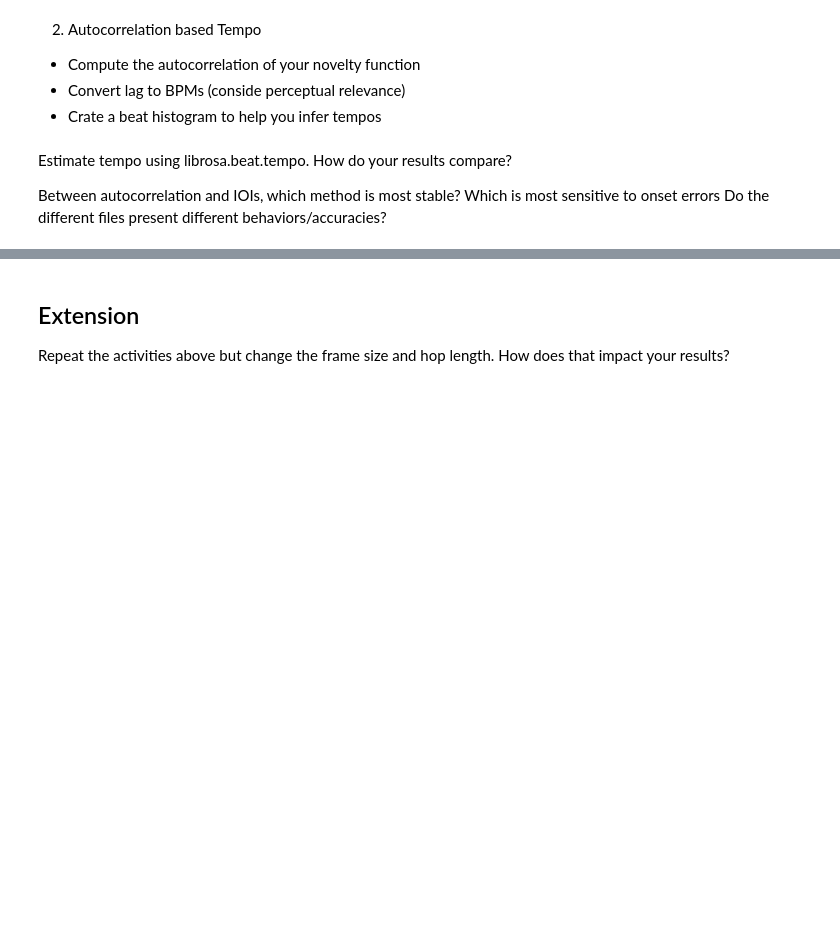
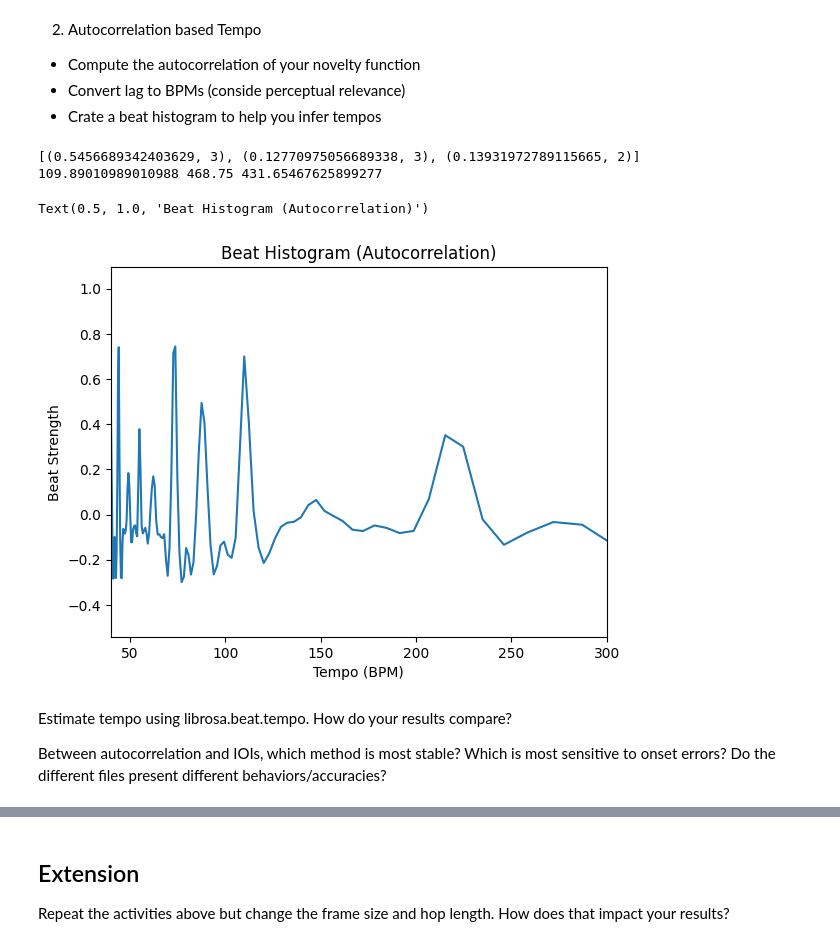
Before and after one commit to MrSesameSeed/AudioTechII, a Jupyter notebook: Activities/Activity8_OnsetDetection.ipynb, the cells around one changed output, grey strips where cells are left out. Saved outputs shown, nothing was run; the diff lists cells and outputs as text; code cells hidden in the pictures; blank space fills up the shorter version.

```diff
--- a/Activities/Activity8_OnsetDetection.ipynb
+++ b/Activities/Activity8_OnsetDetection.ipynb
@@ -38,8 +92,65 @@ Using your novelty functions and detected onsets above, estimate the global temp
 - Compute the autocorrelation of your novelty function
 - Convert lag to BPMs (conside perceptual relevance)
 - Crate a beat histogram to help you infer tempos
+# %%
+# 1. IOI:
+
+iois = np.diff(peak_times)
+
+num_counts = Counter(iois)
+top_n = num_counts.most_common(3)
+
+print(top_n)
+
+tempo1 = 60 / 0.546
+tempo2 = 60 / 0.128
+tempo3 = 60 / .139
+
+print(tempo1, tempo2, tempo3)
+
+###############
+
+# 2. Autocorrelation:
+
+ac = librosa.autocorrelate(novelty)
+ac = ac / ac.max()
+lags = np.arange(len(ac))
+points = np.where(ac > 0.3) # ignore zero and one indices
+points = np.array(points)
+t_inc = hop_length * points / fs
+#ignore first two values (zero and one)
+t_inc[0][2:]
+#calculate the differences between the values
+ts = t_inc[0][2:]
+
+durs = ts[1:] - ts[:-1]
+durs = np.round(durs, 3) # round to 3 decimal places
+num_counts = Counter(durs)
+top_n = num_counts.most_common(3)
+
+tempa = 60 / top_n[0][0]
+tempb = 60 / top_n[1][0]
+tempc = 60 / top_n[2][0]
+
+# print( tempa, tempb, tempc)
+ac = librosa.autocorrelate(novelty)
+lags = np.arange(len(ac))
+lag_times = lags * hop_length / fs
+bpms = 60 / lag_times[1:]   # avoid divide by zero
+strength = ac[1:]
+
+plt.plot(bpms, strength)
+plt.xlim(40, 300)
+plt.xlabel("Tempo (BPM)")
+plt.ylabel("Beat Strength")
+plt.title("Beat Histogram (Autocorrelation)")
+# %% [output]
+[(0.5456689342403629, 3), (0.12770975056689338, 3), (0.13931972789115665, 2)]
+109.89010989010988 468.75 431.65467625899277
+Text(0.5, 1.0, 'Beat Histogram (Autocorrelation)')
+[figure, added]
 # %% [markdown]
 
 Estimate tempo using librosa.beat.tempo. How do your results compare?
 
-Between autocorrelation and IOIs, which method is most stable? Which is most sensitive to onset errors Do the different files present different behaviors/accuracies?
+Between autocorrelation and IOIs, which method is most stable? Which is most sensitive to onset errors? Do the different files present different behaviors/accuracies?
```
Also changed, not shown: parts of 4 cells of this notebook, 1 other file.
